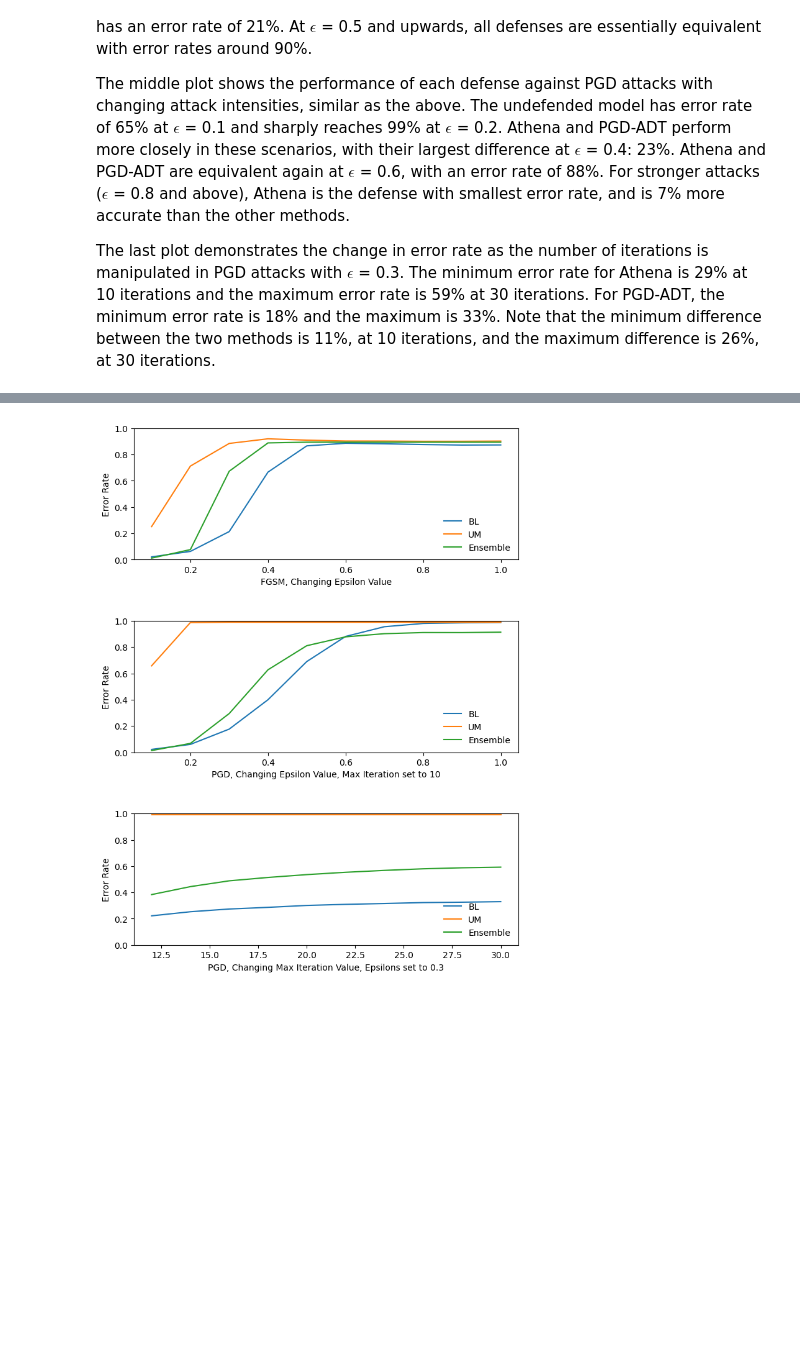
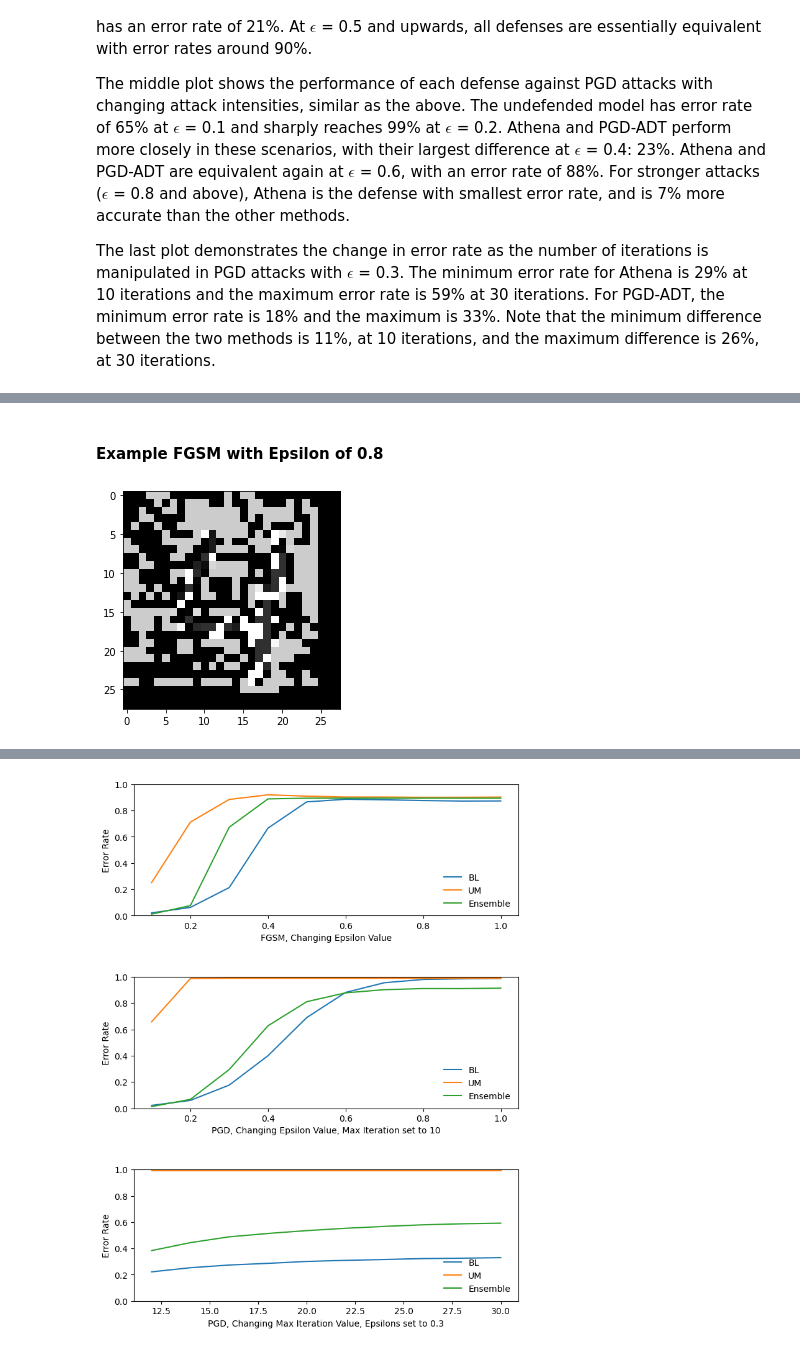
Before and after one commit to Jacob-L-Vincent/project-athena, a Jupyter notebook: Task1/Report_Task1.ipynb, the cells around one changed output, grey strips where cells are left out. Saved outputs shown, nothing was run; the diff lists cells and outputs as text; code cells hidden in the pictures; blank space fills up the shorter version.

```diff
--- a/Task1/Report_Task1.ipynb
+++ b/Task1/Report_Task1.ipynb
@@ -78,0 +92,9 @@ The last plot demonstrates the change in error rate as the number of iterations
+# %% [markdown]
+#### Example FGSM with Epsilon of 0.8
+# %%
+fgsm = np.load('../Task2/data/fgespof0.8.npy')
+fgsmeps8 = fgsm[4,:,:,0]
+plt.imshow(fgsmeps8,cmap ='gray')
+plt.show()
+# %% [output]
+[figure, added]
```
Also changed, not shown: parts of 11 cells of this notebook.
